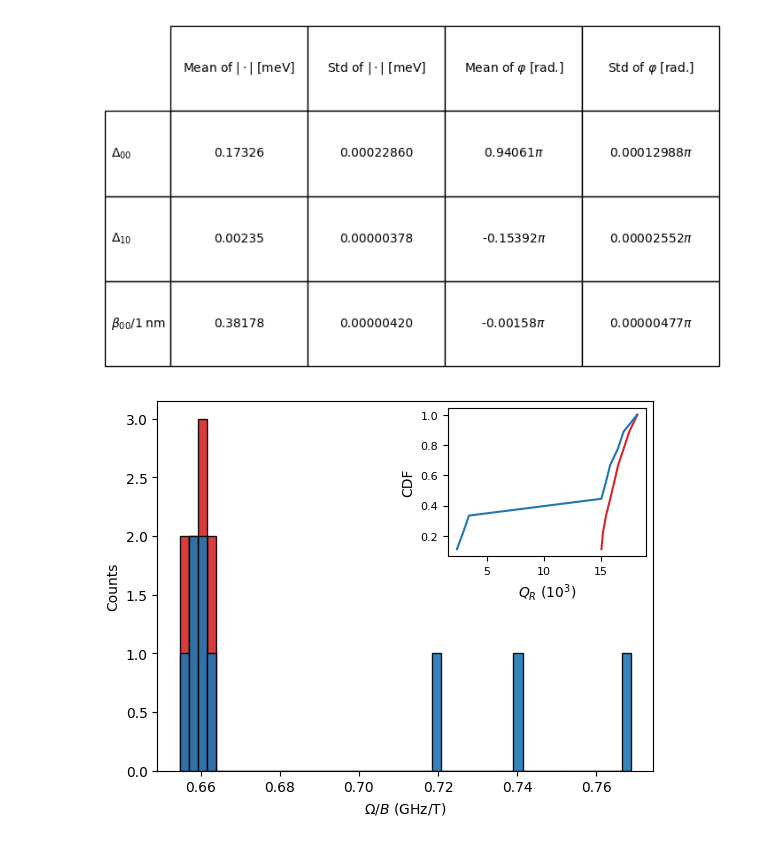
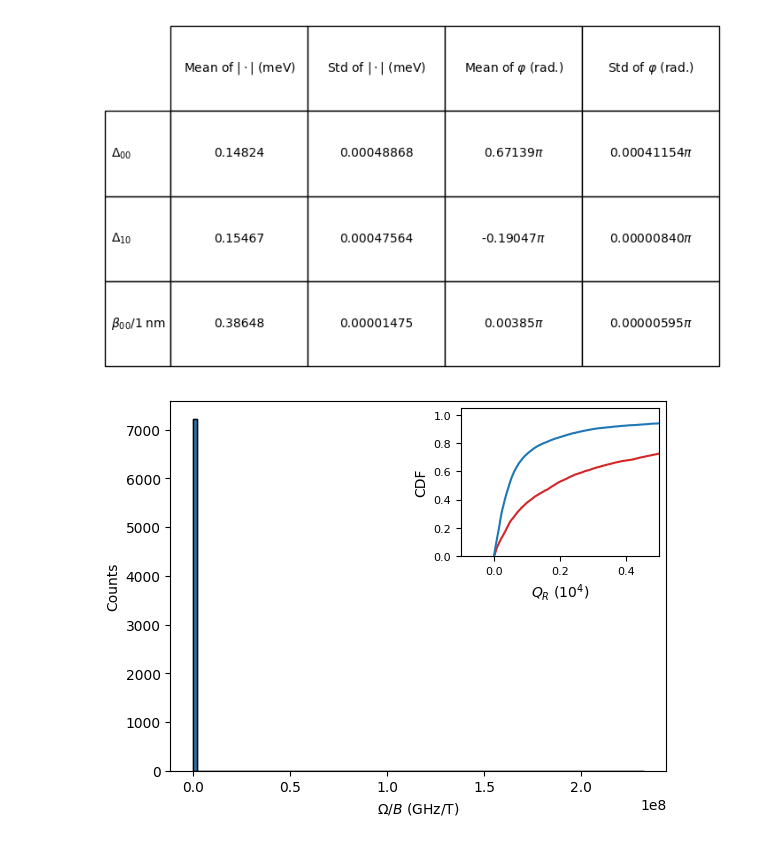
Before and after one commit to Minyoung-Kim1110/Rabi_WW, a Jupyter notebook: Generate_figures.ipynb, the cells around one changed output. Drawn from its saved outputs; the diff is of its cells as text; code cells hidden in the pictures.

```diff
--- a/Generate_figures.ipynb
+++ b/Generate_figures.ipynb
@@ -9,4 +11,4 @@ from mpl_toolkits.axes_grid1.inset_locator import inset_axes
 # %%
-calculated_values = np.load("./Results/Exp_vals.npy")
+calculated_values = np.load("./results_cluster/Results/Exp_vals.npy")
 print(calculated_values.shape)
 # %% [output]
@@ -14,6 +146,8 @@ print(calculated_values.shape)
 # %%
 labels=[r'$\Delta_{00}$',r'$\Delta_{10}$',r'$\beta_{00}/1\;$'+'nm']
 # colors = ['r', 'g', 'b']
+
+
 def plot_complex(r, theta, label):
     x = r * np.cos(theta)
     y = r * np.sin(theta)
@@ -21,15 +155,15 @@ def plot_complex(r, theta, label):
     # plt.arrow(0, 0, x.mean()-0.01, y.mean()-0.01, head_width=0.01, head_length=0.01,  fc='black', ec=color)
 
 for i in range(3):
-    r = calculated_values[0, 0, :, i, 0]
-    theta = calculated_values[0, 0,  :, i, 1]
+    r = calculated_values[idx_x, idx_y, :, i, 0]
+    theta = calculated_values[idx_x, idx_y,  :, i, 1]
     plot_complex(r, theta, labels[i])
 
 plt.axhline(0, color='black', linewidth=1)  # X-axis at y=0
 plt.axvline(0, color='black', linewidth=1)  # Y-axis at x=0
 
-plt.xlabel('Real value [meV]')
-plt.ylabel('Imaginary [meV]')
+plt.xlabel('Real value (meV)')
+plt.ylabel('Imaginary (meV)')
 plt.legend()
 plt.show()
 # %% [output]
@@ -111,56 +241,45 @@ table_abs = plt.table(cellText=table_abs_data, colLabels=column_labels, rowLabel
 plt.show()
 # %% [output]
 [figure]
-# %%
-sample_size = np.shape(calculated_values)[2]
-N_t = np.shape(calculated_values)[0]
-Omega_0 = np.zeros((N_t**2, sample_size))
-Omega_total = np.zeros((N_t**2, sample_size))
-
-for i in range(N_t**2):
-    for j in range(sample_size):
-        Delta_0000 = [calculated_values[i % N_t, i // N_t, j, 0, 0], calculated_values[i % N_t, i // N_t, j, 0, 1]]
-        Delta_1000 = [ calculated_values[i % N_t, i // N_t, j, 1, 0], calculated_values[i % N_t, i // N_t, j, 1, 1] ]
-        beta = [calculated_values[i % N_t, i // N_t, j, 2, 0], calculated_values[i % N_t, i // N_t, j, 2, 1]]
-        Omega_0[i, j]+=calculate_Rabi_freq(Delta_0000, Delta_1000, beta, mode = 'simple')/10**9/B
-        Omega_total[i, j]+=calculate_Rabi_freq(Delta_0000, Delta_1000, beta, mode = 'simple_dipole')/10**9/B
 # %%
 
 fig, ax = plt.subplots()
-Omega_0 = np.abs(Omega_0)
-Omega_total = np.abs(Omega_total)
 
-bins = np.histogram_bin_edges(Omega_total.flatten(), bins=50)
+Omega_0 = np.abs(Omega_0.reshape(N_t*(N_t-2), sample_size))
+Omega_total = np.abs(Omega_total.reshape(N_t*(N_t-2), sample_size))
+
+bins = np.histogram_bin_edges(Omega_total.flatten(), bins=100)
 
 ax.hist((Omega_0.mean(axis = 1)), color = 'tab:red', bins = bins, edgecolor = 'black', alpha = 0.9)
 ax.hist((Omega_total.mean(axis =1)), color = 'tab:blue', bins = bins, edgecolor = 'black', alpha = 0.9)
 
 ax.set_ylabel("Counts")
 ax.set_xlabel(r'$\Omega/B$'+" (GHz/T)")
+# ax.set_xlim([-0.05, 3.7])
 
 T2_0 = np.sqrt(2) / (Omega_0.std(axis =1))
 T2_dipole= np.sqrt(2) / (Omega_total.std(axis = 1))
+# T2_dipole = 10**5 # temp
 
-# T2_dipole = 10**5 # temp
-QR_0 = Omega_0.mean(axis = 1)*T2_0/10**3
-QR_dipole = Omega_total.mean(axis =1)*T2_dipole/10**3
+QR_0 = Omega_0.mean(axis = 1)*T2_0/10**4
+QR_dipole = Omega_total.mean(axis =1)*T2_dipole/10**4
 QR_0.sort()
 QR_dipole.sort()
 
 
 ax_inset = inset_axes(ax, width="40%", height="40%", loc="upper right")
 cdf_dipole = np.arange( 1, 1+ len(QR_dipole)) / len(QR_dipole)
 cdf_0 = np.arange(1, 1+ len(QR_0)) / len(QR_0)
 
 ax_inset.plot(QR_0, cdf_0, color='tab:red', linewidth=1.5)
 ax_inset.plot(QR_dipole, cdf_dipole, color='tab:blue', linewidth=1.5)
 
 # # Format inset
-# ax_inset.set_xlim([-0.1, 15])
-# ax_inset.set_ylim([0, 1.05])
-ax_inset.set_xlabel(r"$Q_R$ ($10^3$)", fontsize=10)
+ax_inset.set_xlim([-0.1, 0.5])
+ax_inset.set_ylim([0, 1.05])
+ax_inset.set_xlabel(r"$Q_R$ ($10^4$)", fontsize=10)
 ax_inset.set_ylabel("CDF", fontsize=10)
 ax_inset.tick_params(labelsize=8)
 # ax_inset.legend(fontsize=8)
 # %% [output]
-[figure, old version]
+[figure, new version]
```
Also changed, not shown: parts of 14 cells of this notebook, 9 other files.
